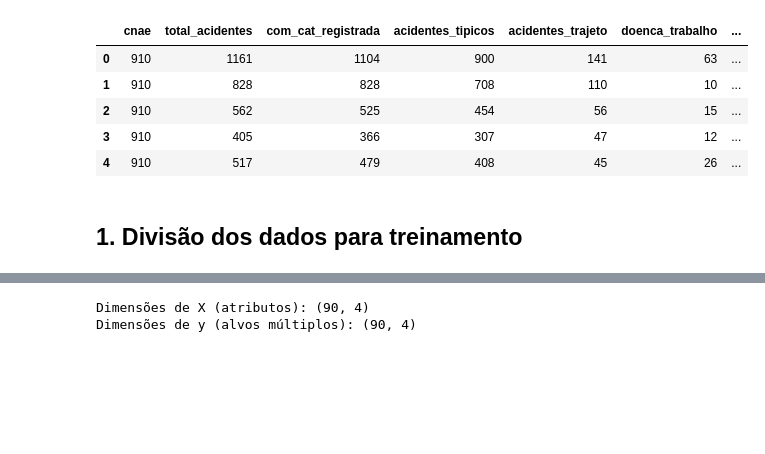
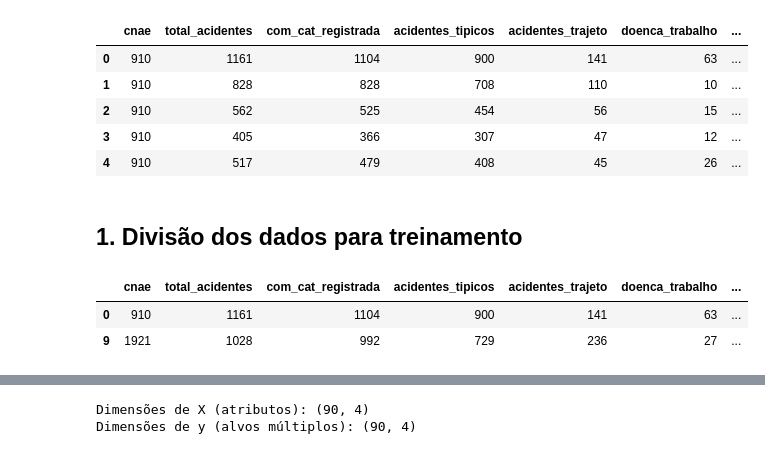
Before and after one commit to telmacarvalho/pi-4-univesp, a Jupyter notebook: treinamento_ml_pi_4.ipynb, the cells around one changed output, grey strips where cells are left out. Drawn from its saved outputs; the diff is of its cells as text; code cells hidden in the pictures; blank space fills up the shorter version.

```diff
--- a/treinamento_ml_pi_4.ipynb
+++ b/treinamento_ml_pi_4.ipynb
@@ -33,3 +35,11 @@ df_processed.head()
 | 4 | 910 | 517 | 479 | 408 | 45 | 26 | ... |
 # %% [markdown]
 ## 1. Divisão dos dados para treinamento
+# %%
+# Garante que o df está ordenado por ano (importante para o TimeSeriesSplit)
+df_processed = df_processed.sort_values(by='ano')
+df_processed.head(2)
+# %% [output]
+|  | cnae | total_acidentes | com_cat_registrada | acidentes_tipicos | acidentes_trajeto | doenca_trabalho | ... |
+| 0 | 910 | 1161 | 1104 | 900 | 141 | 63 | ... |
+| 9 | 1921 | 1028 | 992 | 729 | 236 | 27 | ... |
```
Also changed, not shown: parts of 41 cells of this notebook.
